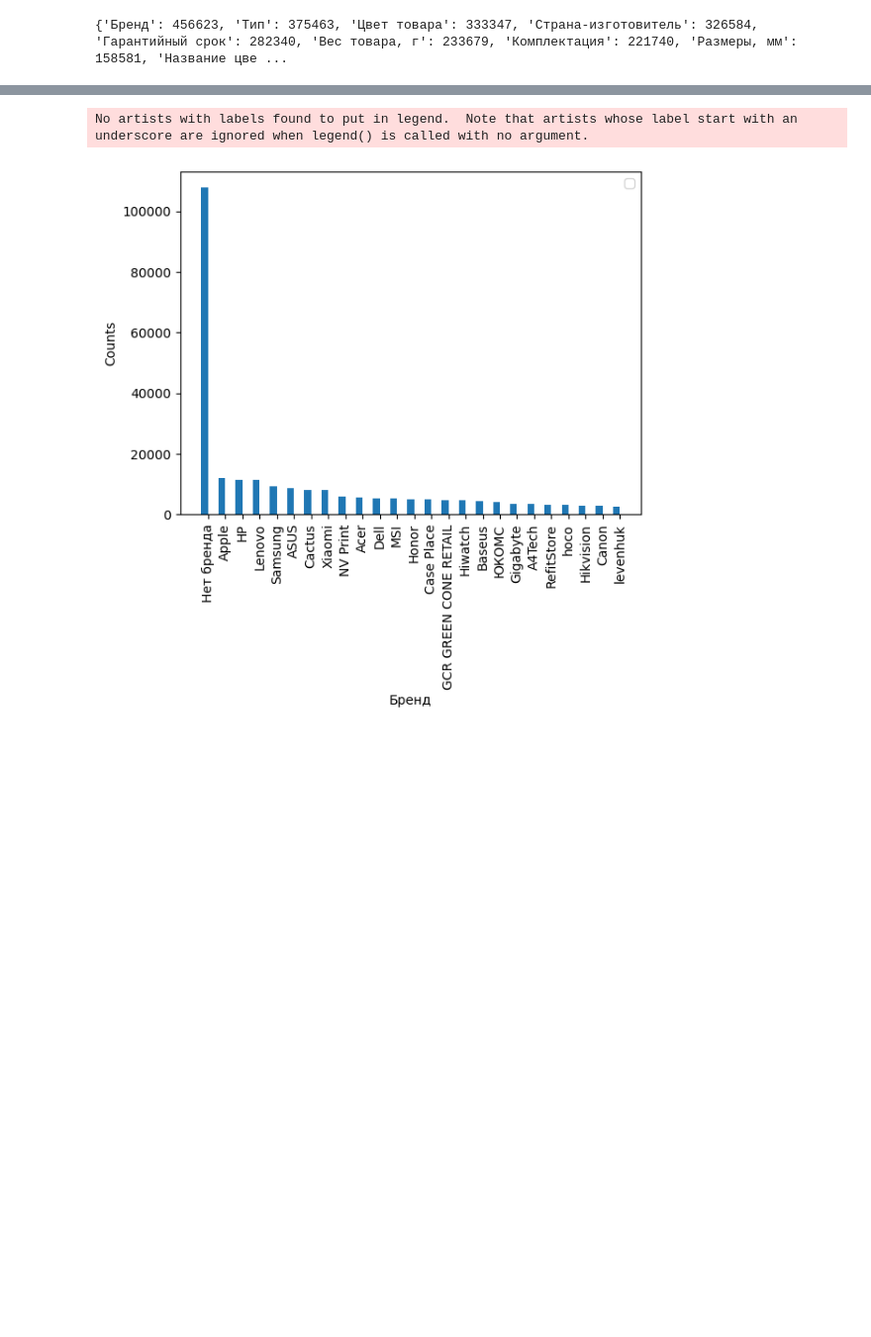
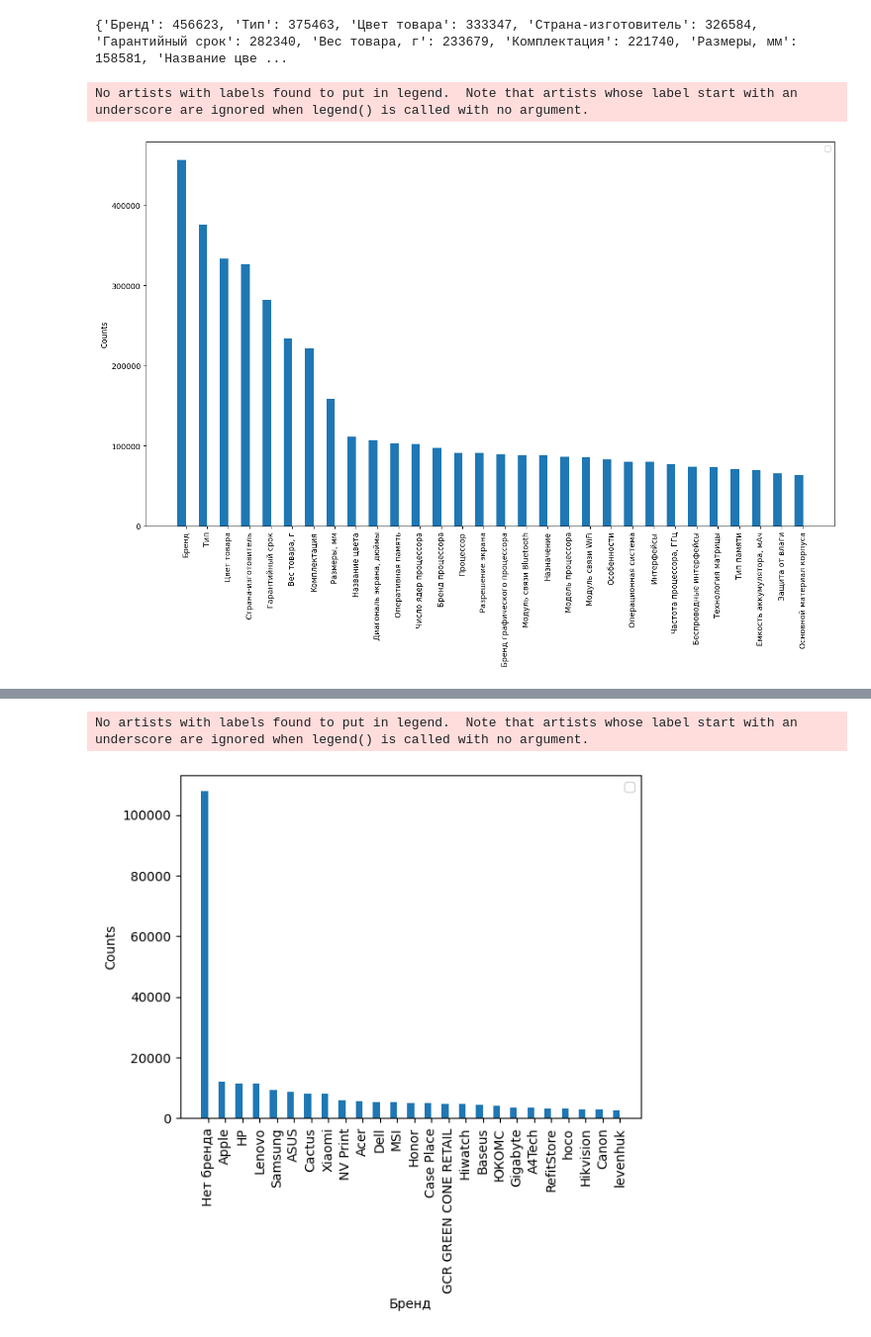
Before and after one commit to emille42/MarketplaceTaskHackaton2023, a Jupyter notebook: notebooks/3 New EDA & Feature Selection.ipynb, the cells around one changed output, grey strips where cells are left out. Shown at 99% size. Saved outputs shown, nothing was run; the diff lists cells and outputs as text; code cells hidden in the pictures; blank space fills up the shorter version.

Commit message:
add attributes plot to notebook 3

```diff
--- a/notebooks/3 New EDA & Feature Selection.ipynb
+++ b/notebooks/3 New EDA & Feature Selection.ipynb
@@ -62,6 +62,21 @@ sorted_keys_counts = {k: v for k, v in sorted(key_counts.items(), key=lambda ite
 print(sorted_keys_counts)
 # %% [output]
 {'Бренд': 456623, 'Тип': 375463, 'Цвет товара': 333347, 'Страна-изготовитель': 326584, 'Гарантийный срок': 282340, 'Вес товара, г': 233679, 'Комплектация': 221740, 'Размеры, мм': 158581, 'Название цве ...
+# %%
+names_keys = list(sorted_keys_counts.keys())[:30]
+vals_keys = list(sorted_keys_counts.values())[:30]
+# %%
+X_axis = np.arange(len(names_keys))
+plt.figure(figsize=(16, 9))
+plt.bar(X_axis - 0.2, vals_keys, 0.4)
+
+plt.xticks(X_axis, names_keys, rotation=90)
+plt.ylabel("Counts")
+plt.legend()
+plt.show()
+# %% [output]
+No artists with labels found to put in legend.  Note that artists whose label start with an underscore are ignored when legend() is called with no argument.
+[figure, added]
 # %%
 selected_keys = list(sorted_keys_counts.keys())[:30]
 selected_keys = ["variantid"] + selected_keys
```
